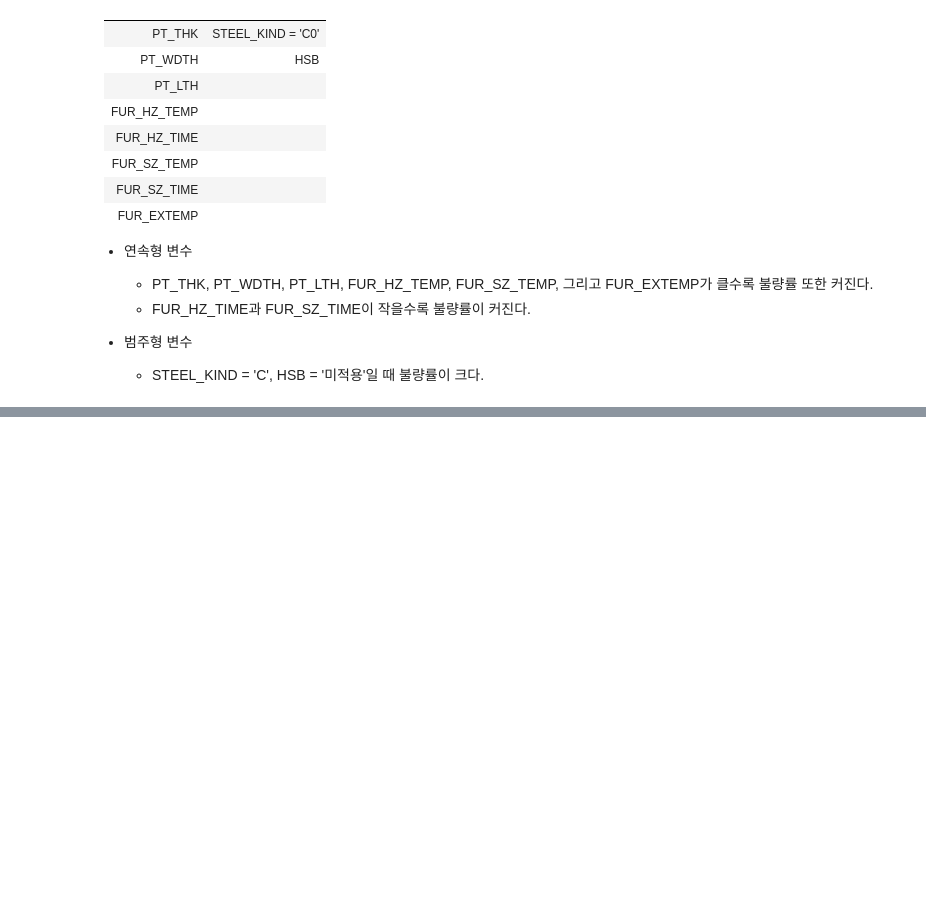
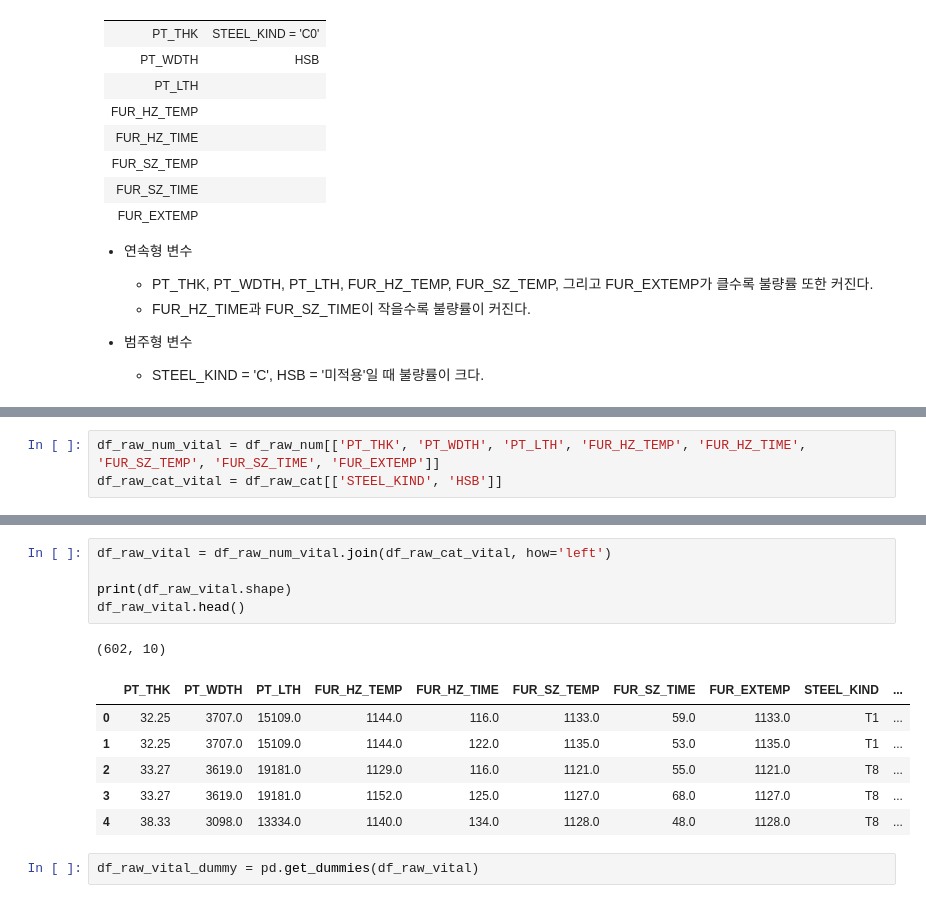
Before and after one commit to mjiii25/posco-academy, a Jupyter notebook: Big-Data/Assignment-2/C1성민지_종합실습-2_code.ipynb, the cells around one changed output, grey strips where cells are left out. Cells and saved outputs as stored; diff of their text form; blank space fills up the shorter version.

```diff
--- a/Big-Data/Assignment-2/C1성민지_종합실습-2_code.ipynb
+++ b/Big-Data/Assignment-2/C1성민지_종합실습-2_code.ipynb
@@ -357,0 +399,3 @@ EDA를 통해 확인한 결과는 다음과 같다.
+# %%
+df_raw_num_vital = df_raw_num[['PT_THK', 'PT_WDTH', 'PT_LTH', 'FUR_HZ_TEMP', 'FUR_HZ_TIME', 'FUR_SZ_TEMP', 'FUR_SZ_TIME', 'FUR_EXTEMP']]
+df_raw_cat_vital = df_raw_cat[['STEEL_KIND', 'HSB']]
@@ -357,0 +415,15 @@ EDA를 통해 확인한 결과는 다음과 같다.
+# %%
+df_raw_vital = df_raw_num_vital.join(df_raw_cat_vital, how='left')
+
+print(df_raw_vital.shape)
+df_raw_vital.head()
+# %% [output]
+(602, 10)
+|  | PT_THK | PT_WDTH | PT_LTH | FUR_HZ_TEMP | FUR_HZ_TIME | FUR_SZ_TEMP | FUR_SZ_TIME | FUR_EXTEMP | STEEL_KIND | ... |
+| 0 | 32.25 | 3707.0 | 15109.0 | 1144.0 | 116.0 | 1133.0 | 59.0 | 1133.0 | T1 | ... |
+| 1 | 32.25 | 3707.0 | 15109.0 | 1144.0 | 122.0 | 1135.0 | 53.0 | 1135.0 | T1 | ... |
+| 2 | 33.27 | 3619.0 | 19181.0 | 1129.0 | 116.0 | 1121.0 | 55.0 | 1121.0 | T8 | ... |
+| 3 | 33.27 | 3619.0 | 19181.0 | 1152.0 | 125.0 | 1127.0 | 68.0 | 1127.0 | T8 | ... |
+| 4 | 38.33 | 3098.0 | 13334.0 | 1140.0 | 134.0 | 1128.0 | 48.0 | 1128.0 | T8 | ... |
+# %%
+df_raw_vital_dummy = pd.get_dummies(df_raw_vital)
```
Also changed, not shown: parts of 35 cells of this notebook.
